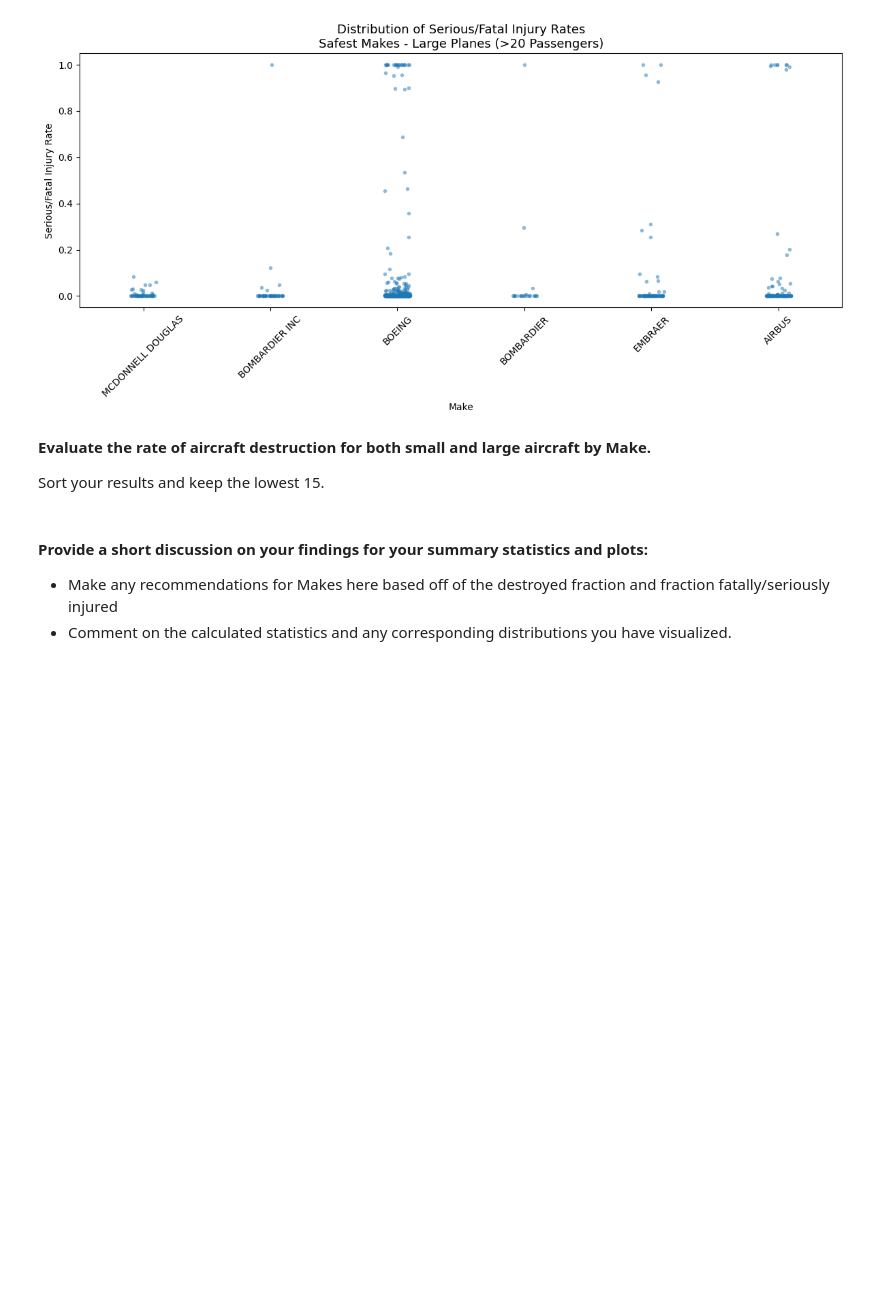
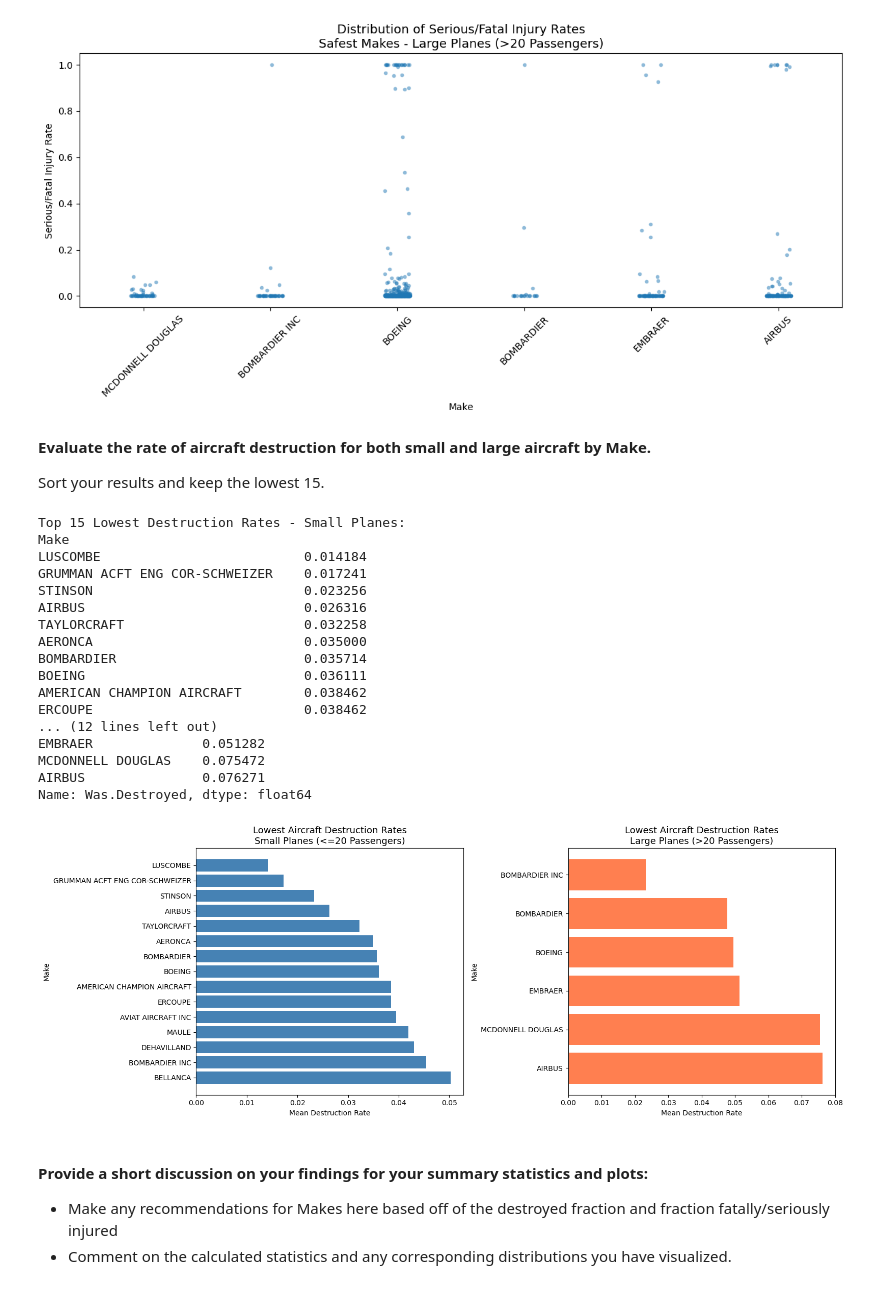
Before and after one commit to bahayg/dsc-course0-m8-lab, a Jupyter notebook: Aviation_Accidents_Data_Analysis.ipynb, the cells around one changed output. Saved outputs shown, nothing was run; the diff lists cells and outputs as text; code cells hidden in the pictures; blank space fills up the shorter version.

Commit message:
Data Analysis - Evaluate aircraft dest rate and discuss it

```diff
--- a/Aviation_Accidents_Data_Analysis.ipynb
+++ b/Aviation_Accidents_Data_Analysis.ipynb
@@ -221,6 +221,63 @@ plt.show()
 **Evaluate the rate of aircraft destruction for both small and large aircraft by Make.**
 
 Sort your results and keep the lowest 15.
+# %%
+# Calculate mean Was.Destroyed rate per Make for each group
+small_make_destroyed = (small_planes_df.groupby('Make')
+                        .filter(lambda x: len(x) >= 10)
+                        .groupby('Make')['Was.Destroyed']
+                        .mean()
+                        .sort_values()
+                        .head(15))
+
+large_make_destroyed = (large_planes_df.groupby('Make')
+                        .filter(lambda x: len(x) >= 10)
+                        .groupby('Make')['Was.Destroyed']
+                        .mean()
+                        .sort_values()
+                        .head(10))
+
+print("Top 15 Lowest Destruction Rates - Small Planes:")
+print(small_make_destroyed)
+print("\nLowest Destruction Rates - Large Planes:")
+print(large_make_destroyed)
+
+# Plot side by side
+fig, axes = plt.subplots(1, 2, figsize=(16, 6))
+
+# Small planes
+axes[0].barh(small_make_destroyed.index[::-1], small_make_destroyed.values[::-1], color='steelblue')
+axes[0].set_title('Lowest Aircraft Destruction Rates\nSmall Planes (<=20 Passengers)', fontsize=13)
+axes[0].set_xlabel('Mean Destruction Rate')
+axes[0].set_ylabel('Make')
+
+# Large planes
+axes[1].barh(large_make_destroyed.index[::-1], large_make_destroyed.values[::-1], color='coral')
+axes[1].set_title('Lowest Aircraft Destruction Rates\nLarge Planes (>20 Passengers)', fontsize=13)
+axes[1].set_xlabel('Mean Destruction Rate')
+axes[1].set_ylabel('Make')
+
+plt.tight_layout()
+plt.show()
+# %% [output]
+Top 15 Lowest Destruction Rates - Small Planes:
+Make
+LUSCOMBE                          0.014184
+GRUMMAN ACFT ENG COR-SCHWEIZER    0.017241
+STINSON                           0.023256
+AIRBUS                            0.026316
+TAYLORCRAFT                       0.032258
+AERONCA                           0.035000
+BOMBARDIER                        0.035714
+BOEING                            0.036111
+AMERICAN CHAMPION AIRCRAFT        0.038462
+ERCOUPE                           0.038462
+... (12 lines left out)
+EMBRAER              0.051282
+MCDONNELL DOUGLAS    0.075472
+AIRBUS               0.076271
+Name: Was.Destroyed, dtype: float64
+[figure, added]
 # %% [markdown]
 #### Provide a short discussion on your findings for your summary statistics and plots:
 - Make any recommendations for Makes here based off of the destroyed fraction and fraction fatally/seriously injured
```
Also changed, not shown: parts of 1 cell of this notebook.
